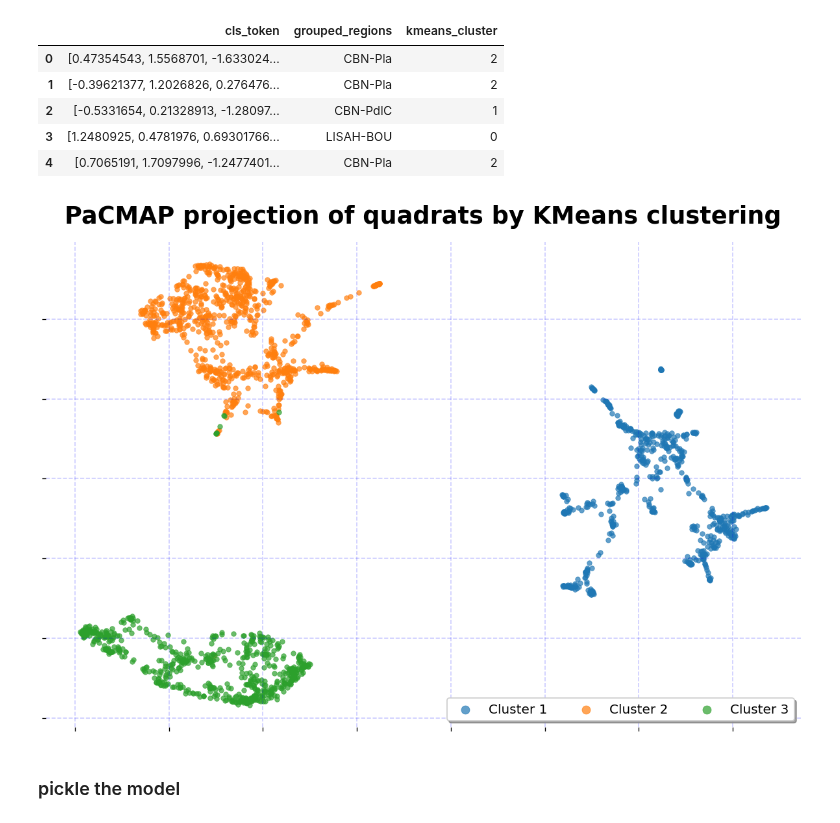
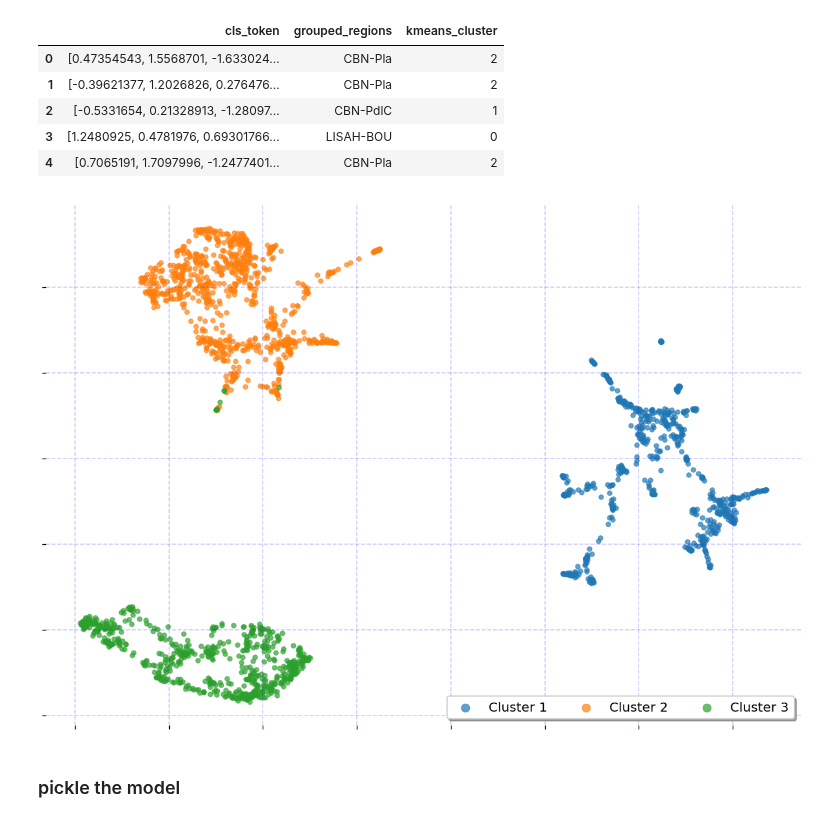
Before and after one commit to dsgt-arc/plantclef-2025, a Jupyter notebook: notebooks/eda/20250412-mg-clustering.ipynb, the cells around one changed output. Drawn from its saved outputs; the diff is of its cells as text; code cells hidden in the pictures.

```diff
--- a/notebooks/eda/20250412-mg-clustering.ipynb
+++ b/notebooks/eda/20250412-mg-clustering.ipynb
@@ -195,12 +198,13 @@ def plot_pacmap_clusters(
     cls_token: pd.DataFrame,
     col_name: str = "grouped_regions",
     color_by: str = "cluster",  # Options: "cluster" or "kmeans_cluster"
-    title: str = "PaCMAP projection of quadrats by cluster",
     figsize: tuple = (10, 7),
     dpi: int = 120,
+    title=None,
 ):
     fig, ax = plt.subplots(figsize=figsize, dpi=dpi)
-    fig.suptitle(title, fontsize=22, weight="bold")
+    if title:
+        fig.suptitle(title, fontsize=20, weight="bold")
     colors = plt.cm.tab10.colors  # Distinct color palette
 
     pandas_df = pandas_df.copy()
@@ -429,16 +433,16 @@ pandas_cluster_df.head(5)
 # %%
 # plot PaCMAP clusters
 plot_pacmap_clusters(
     pandas_cluster_df,
     cls_token,
     col_name="grouped_regions",
     color_by="kmeans_cluster",
-    title="PaCMAP projection of quadrats by KMeans clustering",
     figsize=(10, 7),
     dpi=120,
+    # title="PaCMAP projection of embeddings colored by KMeans cluster",
 )
 # %% [output]
-[figure, old version]
+[figure, new version]
 # %% [markdown]
 ### pickle the model
 # %%
```
Also changed, not shown: parts of 5 cells of this notebook, 12 other files.
